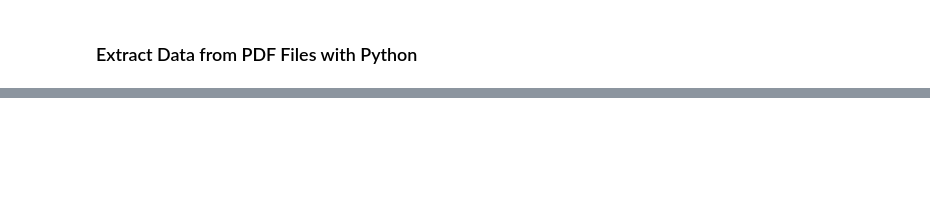
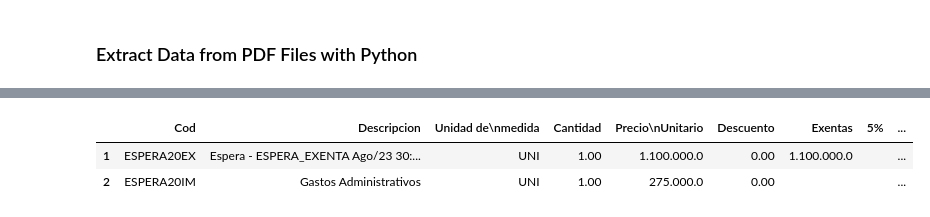
Before and after one commit to rofigueredo/PythonAnalysis, a Jupyter notebook: Files manage/ETL_fact.ipynb, the cells around one changed output, grey strips where cells are left out. Saved outputs shown, nothing was run; the diff lists cells and outputs as text; code cells hidden in the pictures; blank space fills up the shorter version.

```diff
--- a/Files manage/ETL_fact.ipynb
+++ b/Files manage/ETL_fact.ipynb
@@ -2,0 +91,12 @@
+# %%
+dfname
+df_tabla1 = pd.DataFrame(dfname)
+headers = df_tabla1.iloc[0].values
+df_tabla1.columns = headers
+df_tabla1.drop(index=0, axis=0, inplace=True)
+df_tabla1 = df_tabla1.dropna()
+df_tabla1
+# %% [output]
+|  | Cod | Descripcion | Unidad de\nmedida | Cantidad | Precio\nUnitario | Descuento | Exentas | 5% | ... |
+| 1 | ESPERA20EX | Espera - ESPERA_EXENTA Ago/23 30:... | UNI | 1.00 | 1.100.000.0 | 0.00 | 1.100.000.0 |  | ... |
+| 2 | ESPERA20IM | Gastos Administrativos | UNI | 1.00 | 275.000.0 | 0.00 |  |  | ... |
```
Also changed, not shown: parts of 22 cells of this notebook.
